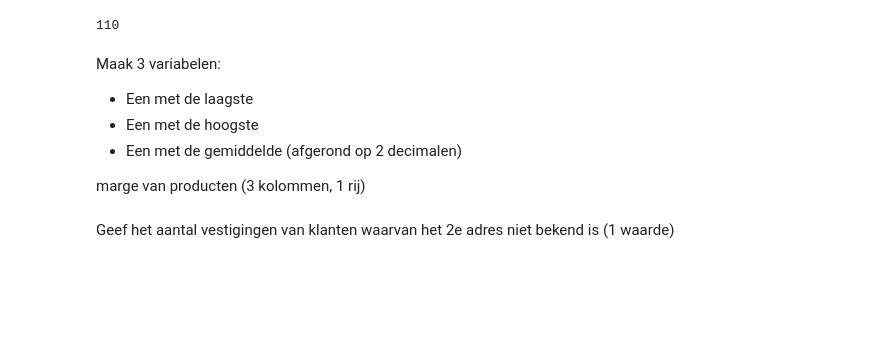
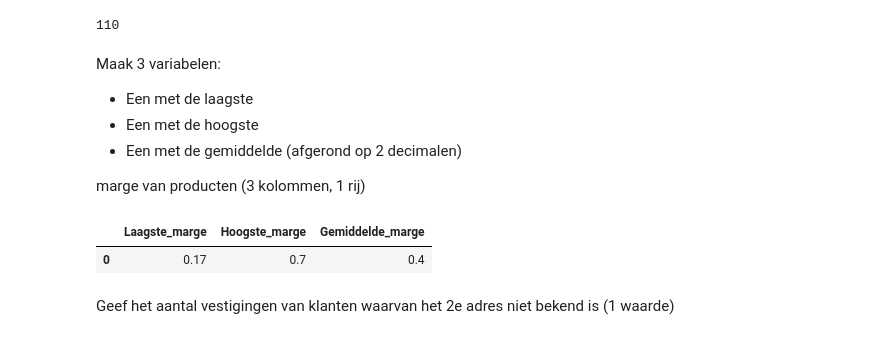
Before and after one commit to RobbertSchwarze/SEM4Robbert, a Jupyter notebook: DEAI - Pythonweek WC Dataselectie met pandas/Opdrachten.ipynb, the cells around one changed output. Drawn from its saved outputs; the diff is of its cells as text; code cells hidden in the pictures; blank space fills up the shorter version.

```diff
--- a/DEAI - Pythonweek WC Dataselectie met pandas/Opdrachten.ipynb
+++ b/DEAI - Pythonweek WC Dataselectie met pandas/Opdrachten.ipynb
@@ -325,6 +325,30 @@ Maak 3 variabelen:
 - Een met de gemiddelde (afgerond op 2 decimalen)
 
 marge van producten (3 kolommen, 1 rij)
+# %%
+# Lees de query in
+# import numpy as np?
+# Welke tabel? product
+# Welke kolommen? MARGIN
+# Maak een boolean met de laagste
+# Maak een boolean met de hoogste
+# Maak een boolean met het gemiddelde.
+# Zet die om in een data frame.
+
+product = pd.read_sql_query(select_all_product, conn)
+
+laagste_margin = ((product['MARGIN'].min()))
+
+hoogste_margin = ((product['MARGIN'].max()))
+
+gemiddelde_margin = round(product['MARGIN'].mean(), 2)
+
+resultaat = pd.DataFrame({'Laagste_marge' : [laagste_margin], 'Hoogste_marge' : [hoogste_margin], 'Gemiddelde_marge' : [gemiddelde_margin]})
+
+resultaat
+# %% [output]
+|  | Laagste_marge | Hoogste_marge | Gemiddelde_marge |
+| 0 | 0.17 | 0.7 | 0.4 |
 # %% [markdown]
 Geef het aantal vestigingen van klanten waarvan het 2e adres niet bekend is (1 waarde)
 # %% [markdown]
```
Also changed, not shown: parts of 1 cell of this notebook.
